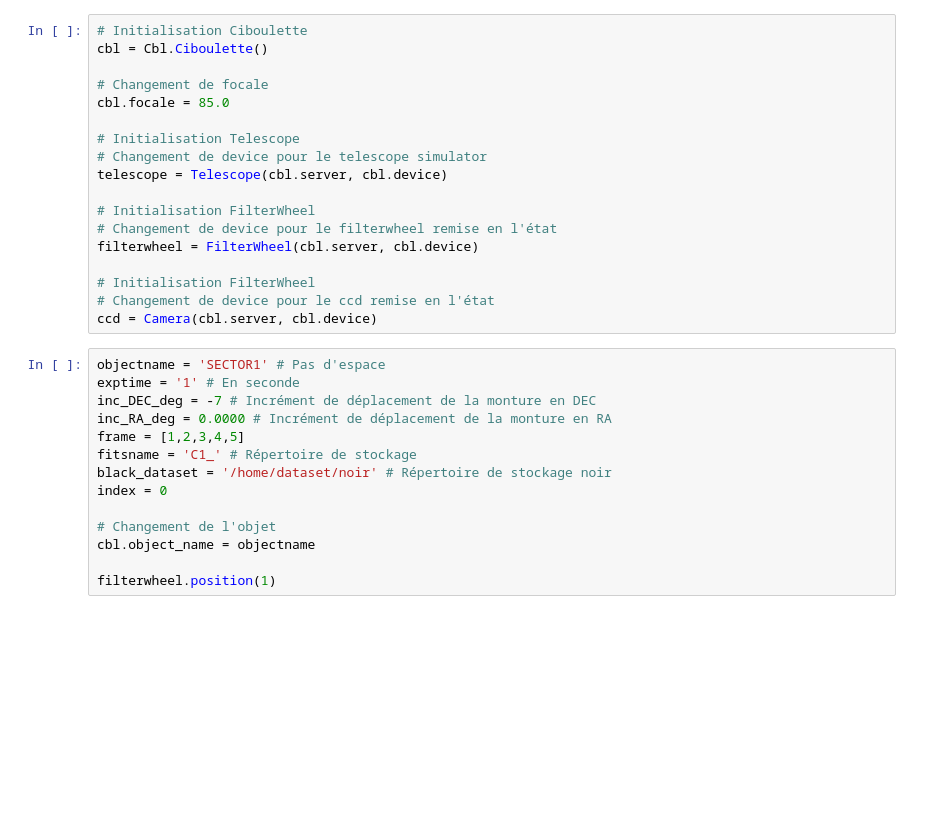
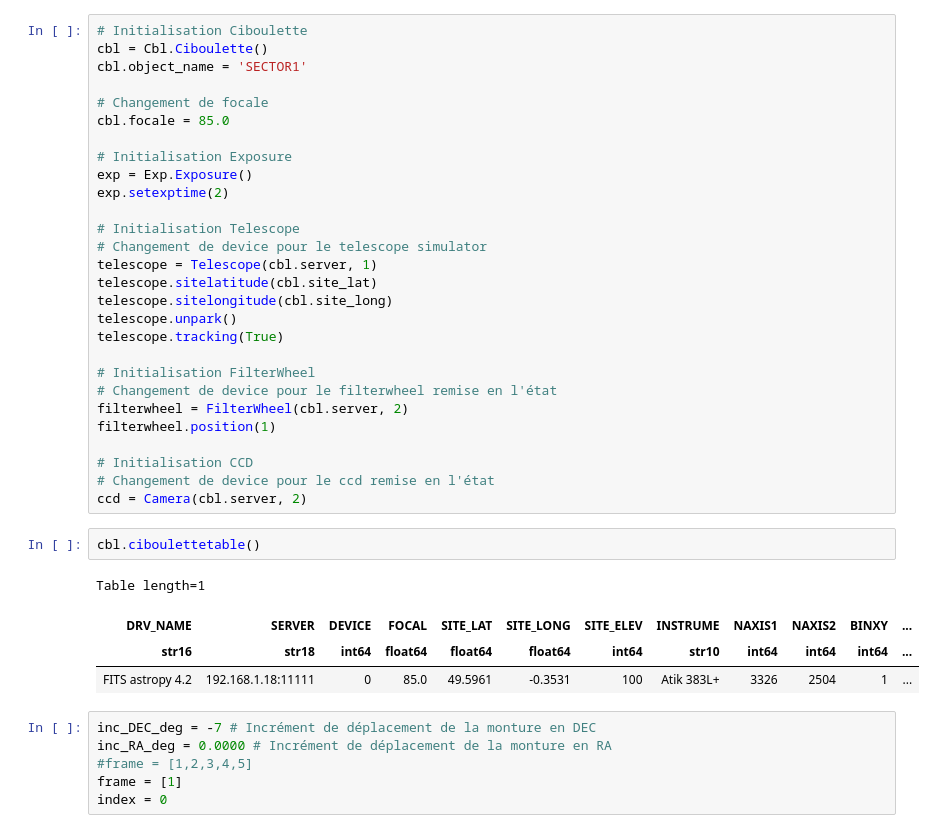
Before and after one commit to dtouzan/ciboulette, a Jupyter notebook: ciboulette-sector.ipynb, the cells around one changed output. Saved outputs shown, nothing was run; the diff lists cells and outputs as text; blank space fills up the shorter version.

```diff
--- a/ciboulette-sector.ipynb
+++ b/ciboulette-sector.ipynb
@@ -25,32 +9,41 @@ import os
 # %%
 # Initialisation Ciboulette
 cbl = Cbl.Ciboulette()
+cbl.object_name = 'SECTOR1'
 
 # Changement de focale
 cbl.focale = 85.0
 
+# Initialisation Exposure
+exp = Exp.Exposure()
+exp.setexptime(2)
+
 # Initialisation Telescope
 # Changement de device pour le telescope simulator
-telescope = Telescope(cbl.server, cbl.device)
+telescope = Telescope(cbl.server, 1)
+telescope.sitelatitude(cbl.site_lat)
+telescope.sitelongitude(cbl.site_long)
+telescope.unpark()
+telescope.tracking(True)
 
 # Initialisation FilterWheel
 # Changement de device pour le filterwheel remise en l'état
-filterwheel = FilterWheel(cbl.server, cbl.device)
+filterwheel = FilterWheel(cbl.server, 2)
+filterwheel.position(1)
 
-# Initialisation FilterWheel
+# Initialisation CCD
 # Changement de device pour le ccd remise en l'état
-ccd = Camera(cbl.server, cbl.device)
+ccd = Camera(cbl.server, 2)
+# %%
+cbl.ciboulettetable()
+# %% [output]
+Table length=1
+| DRV_NAME | SERVER | DEVICE | FOCAL | SITE_LAT | SITE_LONG | SITE_ELEV | INSTRUME | NAXIS1 | NAXIS2 | BINXY | ... |
+| str16 | str18 | int64 | float64 | float64 | float64 | int64 | str10 | int64 | int64 | int64 | ... |
+| FITS astropy 4.2 | 192.168.1.18:11111 | 0 | 85.0 | 49.5961 | -0.3531 | 100 | Atik 383L+ | 3326 | 2504 | 1 | ... |
 # %%
-objectname = 'SECTOR1' # Pas d'espace
-exptime = '1' # En seconde
 inc_DEC_deg = -7 # Incrément de déplacement de la monture en DEC
 inc_RA_deg = 0.0000 # Incrément de déplacement de la monture en RA
-frame = [1,2,3,4,5]
-fitsname = 'C1_' # Répertoire de stockage
-black_dataset = '/home/dataset/noir' # Répertoire de stockage noir
+#frame = [1,2,3,4,5]
+frame = [1]
 index = 0
-
-# Changement de l'objet
-cbl.object_name = objectname
-
-filterwheel.position(1)
```
Also changed, not shown: parts of 5 cells of this notebook, 2 other files.
